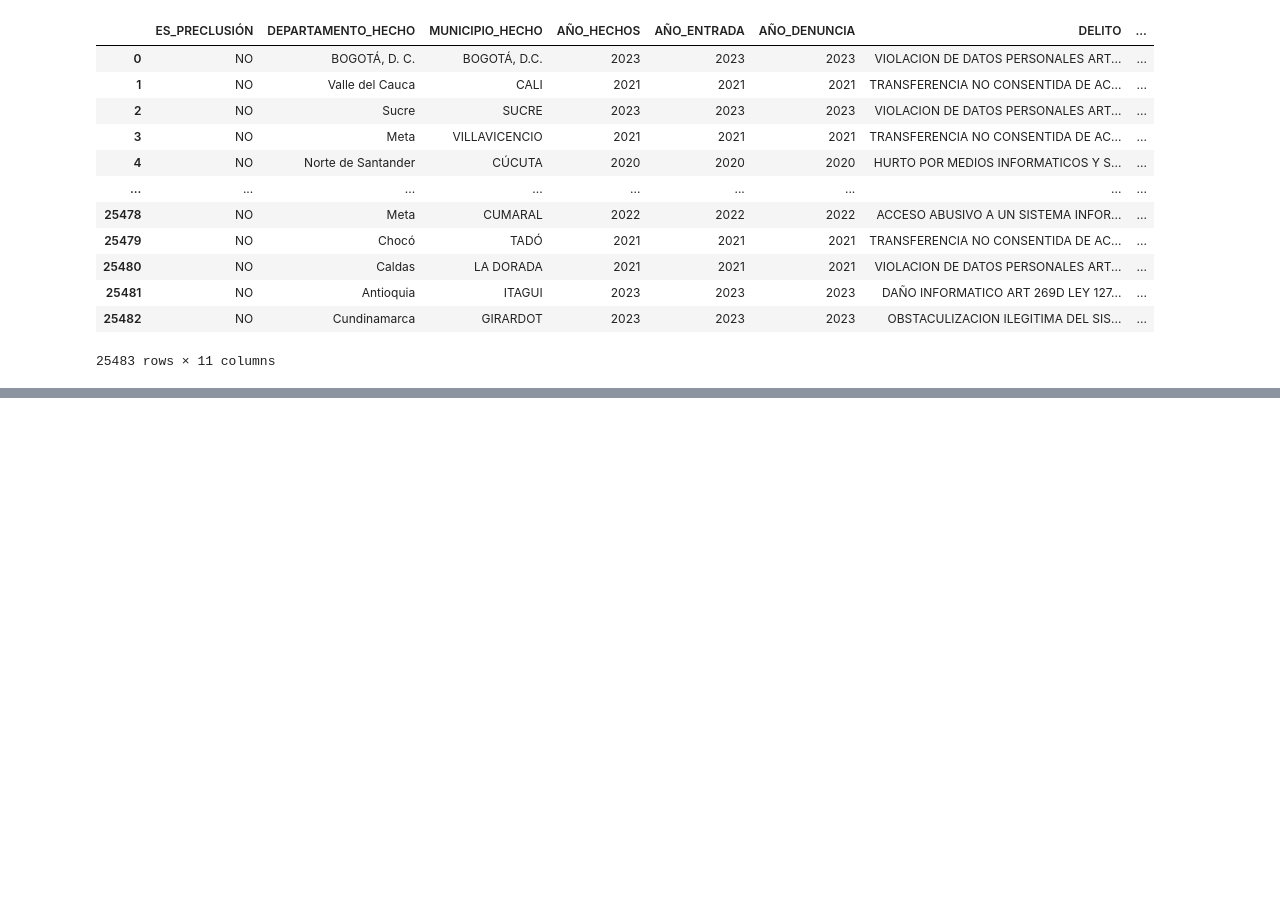
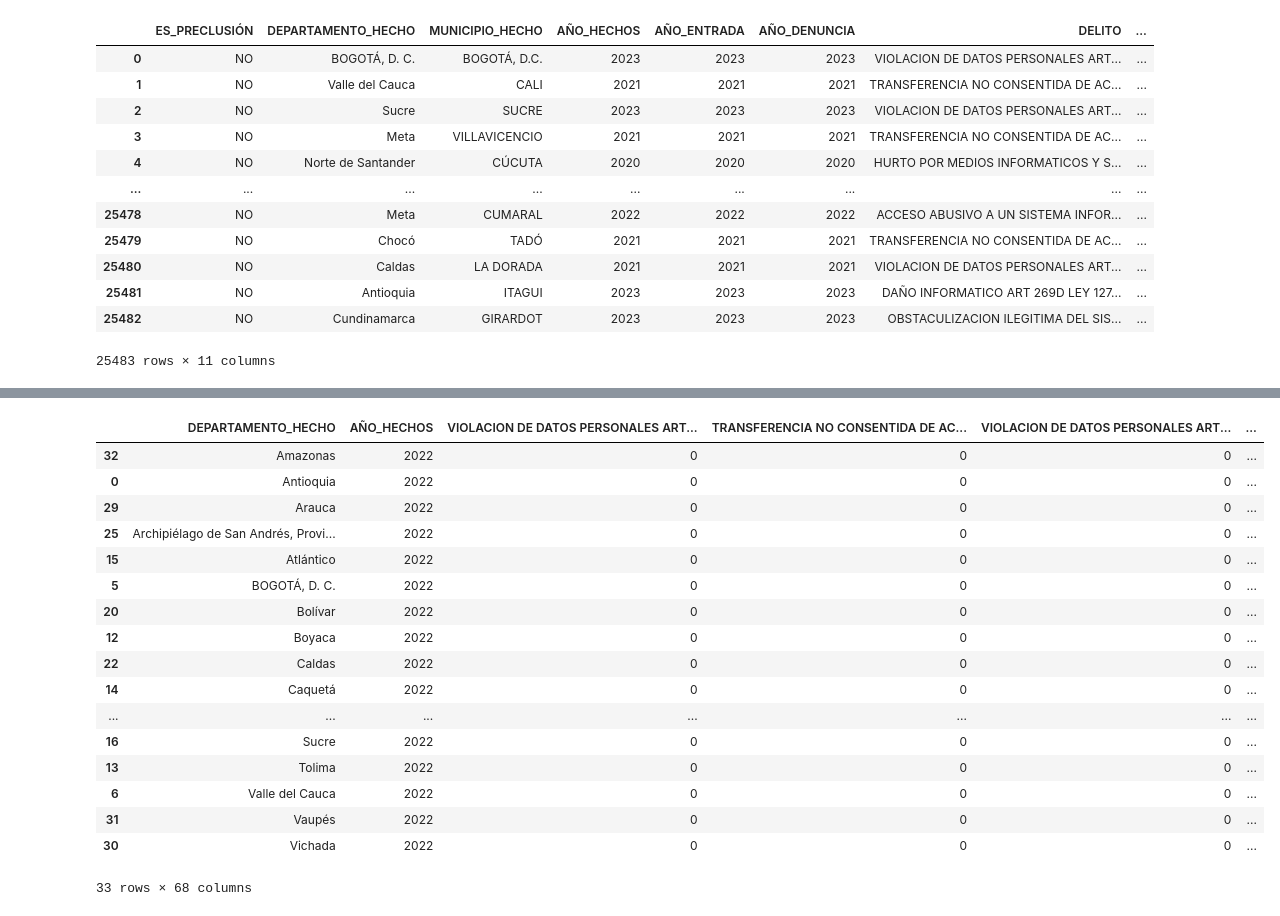
Before and after one commit to leonelpc94/delitosInformaticos, a Jupyter notebook: nuevoDataset.ipynb, the cells around one changed output, grey strips where cells are left out. Drawn from its saved outputs; the diff is of its cells as text; code cells hidden in the pictures; blank space fills up the shorter version.

```diff
--- a/nuevoDataset.ipynb
+++ b/nuevoDataset.ipynb
@@ -91,0 +113,38 @@ dfNew
+# %%
+#cargar dataset csv con los delitos del año 2022
+df22 = pd.read_csv("datasetBrutoAño/dataset2022.csv")
+#la funcion unique() sirve para sacar los valores de forma que estos no sea repetidos
+nombre_delitos_22 = df22["DELITO"].unique()
+nombre_delitos_totales_22 = dataset["DELITO"].unique()
+nombre_departamento_22 = df22["DEPARTAMENTO_HECHO"].unique()
+anio22 = df22["AÑO_HECHOS"].unique()
+#crear un directorio para guardar los departamentos
+data22 ={"DEPARTAMENTO_HECHO":nombre_departamento_22}
+#crear dataframe
+dfNew22 = pd.DataFrame(data22)
+dfNew22["AÑO_HECHOS"] = anio22[0]
+#en este caso sort_values es para ordenar de forma alfabetica
+dfNew22 = dfNew22.sort_values(by="DEPARTAMENTO_HECHO")
+for index in nombre_delitos_totales_22:
+    dfNew22[index] = 0
+
+dfNew22
+# %% [output]
+|  | DEPARTAMENTO_HECHO | AÑO_HECHOS | VIOLACION DE DATOS PERSONALES ART... | TRANSFERENCIA NO CONSENTIDA DE AC... | VIOLACION DE DATOS PERSONALES ART... | ... |
+| 32 | Amazonas | 2022 | 0 | 0 | 0 | ... |
+| 0 | Antioquia | 2022 | 0 | 0 | 0 | ... |
+| 29 | Arauca | 2022 | 0 | 0 | 0 | ... |
+| 25 | Archipiélago de San Andrés, Provi... | 2022 | 0 | 0 | 0 | ... |
+| 15 | Atlántico | 2022 | 0 | 0 | 0 | ... |
+| 5 | BOGOTÁ, D. C. | 2022 | 0 | 0 | 0 | ... |
+| 20 | Bolívar | 2022 | 0 | 0 | 0 | ... |
+| 12 | Boyaca | 2022 | 0 | 0 | 0 | ... |
+| 22 | Caldas | 2022 | 0 | 0 | 0 | ... |
+| 14 | Caquetá | 2022 | 0 | 0 | 0 | ... |
+| ... | ... | ... | ... | ... | ... | ... |
+| 16 | Sucre | 2022 | 0 | 0 | 0 | ... |
+| 13 | Tolima | 2022 | 0 | 0 | 0 | ... |
+| 6 | Valle del Cauca | 2022 | 0 | 0 | 0 | ... |
+| 31 | Vaupés | 2022 | 0 | 0 | 0 | ... |
+| 30 | Vichada | 2022 | 0 | 0 | 0 | ... |
+33 rows × 68 columns
```
Also changed, not shown: parts of 11 cells of this notebook, 8 other files.
